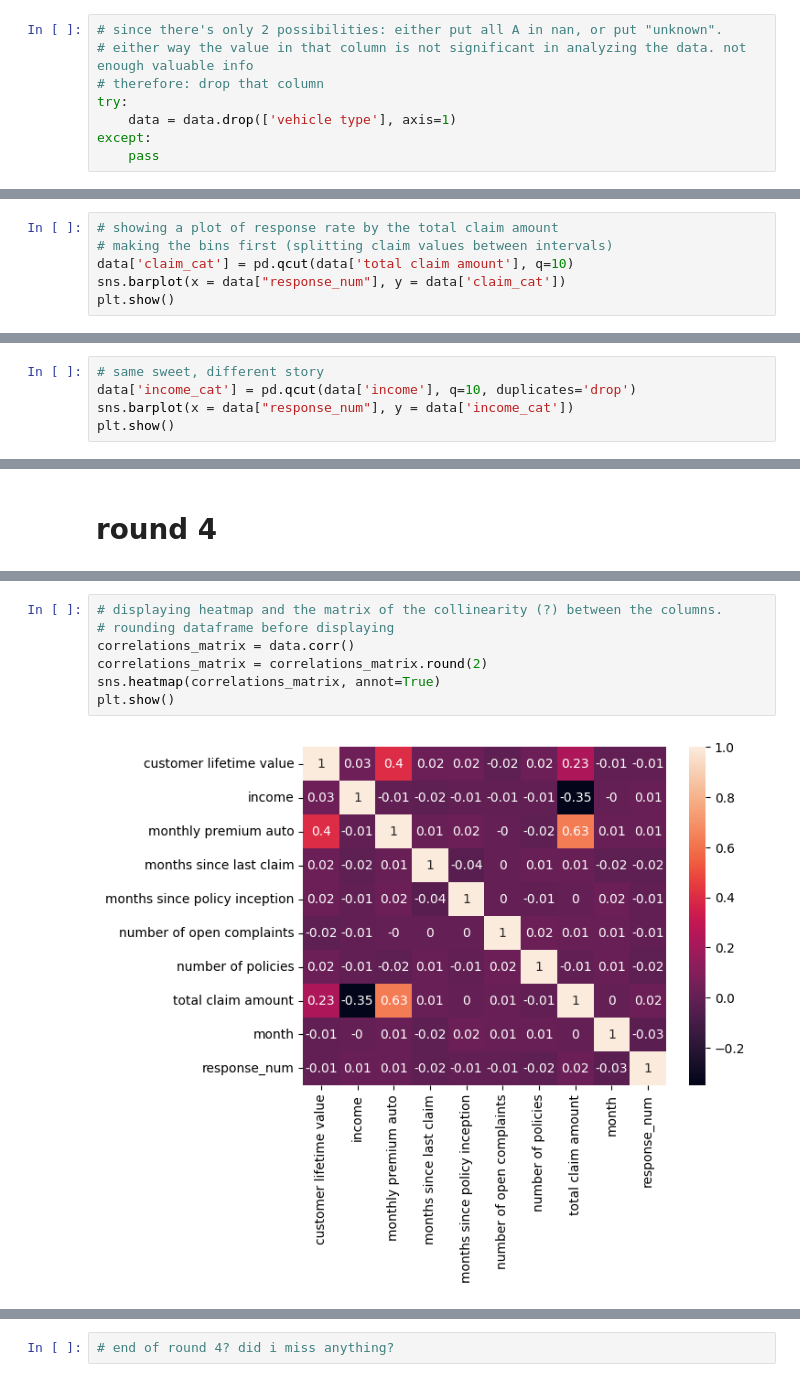
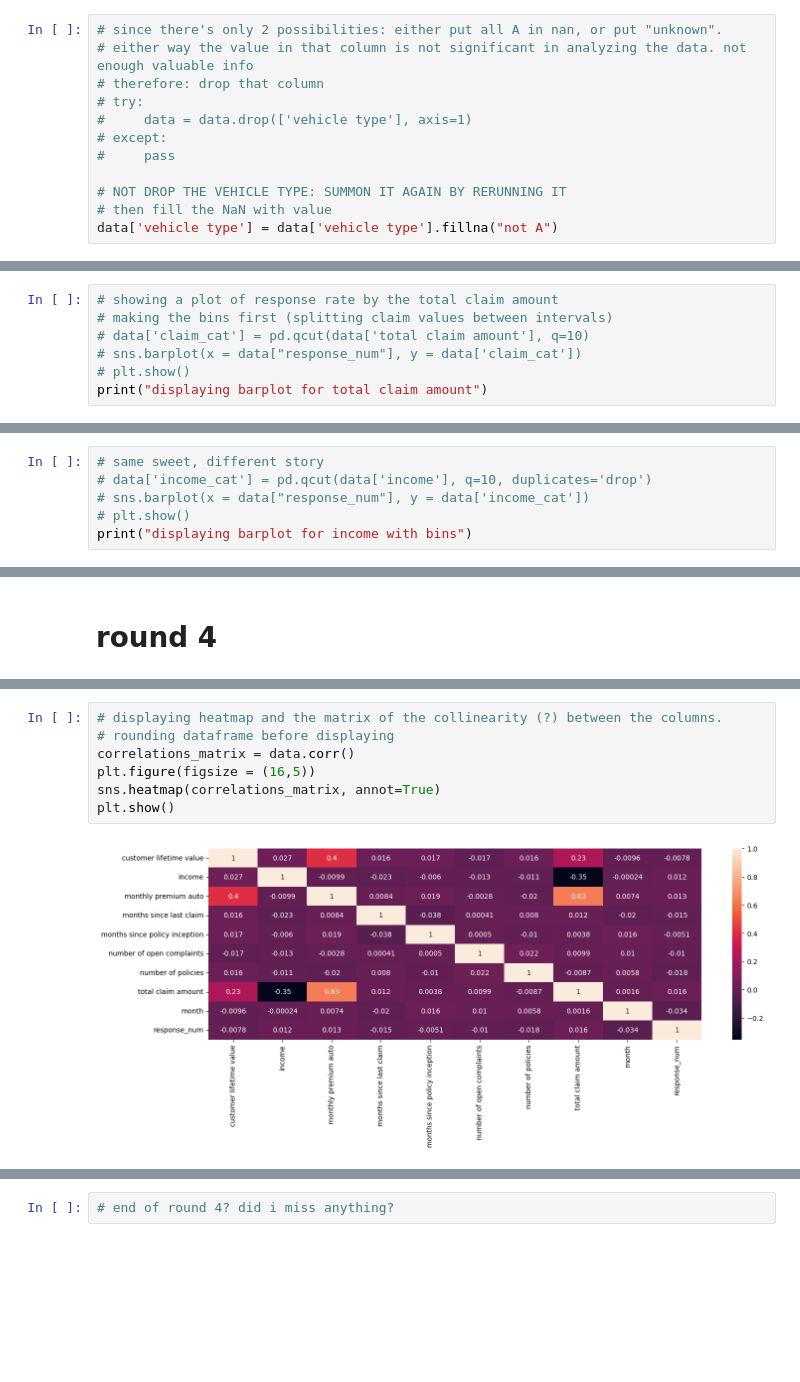
Before and after one commit to mdimasaac/lab-customer-analysis-round-2, a Jupyter notebook: solution round 2.ipynb, the cells around one changed output, grey strips where cells are left out. Drawn from its saved outputs; the diff is of its cells as text; blank space fills up the shorter version.

Commit message:
solution is inside the solution round 2, not in the test code

```diff
--- a/solution round 2.ipynb
+++ b/solution round 2.ipynb
@@ -305,10 +318,14 @@ dtype: int64
 # since there's only 2 possibilities: either put all A in nan, or put "unknown".
 # either way the value in that column is not significant in analyzing the data. not enough valuable info
 # therefore: drop that column
-try:
-    data = data.drop(['vehicle type'], axis=1)
-except:
-    pass
+# try:
+#     data = data.drop(['vehicle type'], axis=1)
+# except:
+#     pass
+
+# NOT DROP THE VEHICLE TYPE: SUMMON IT AGAIN BY RERUNNING IT
+# then fill the NaN with value
+data['vehicle type'] = data['vehicle type'].fillna("not A")
 # %%
 # final check
 data.isna().sum()
@@ -415,7 +392,8 @@ plt.show()
 # %%
 # showing a plot of response rate by the total claim amount
 # making the bins first (splitting claim values between intervals)
-data['claim_cat'] = pd.qcut(data['total claim amount'], q=10)
-sns.barplot(x = data["response_num"], y = data['claim_cat'])
-plt.show()
+# data['claim_cat'] = pd.qcut(data['total claim amount'], q=10)
+# sns.barplot(x = data["response_num"], y = data['claim_cat'])
+# plt.show()
+print("displaying barplot for total claim amount")
 # %% [output]
@@ -423,6 +401,7 @@ plt.show()
 # %%
 # same sweet, different story
-data['income_cat'] = pd.qcut(data['income'], q=10, duplicates='drop')
-sns.barplot(x = data["response_num"], y = data['income_cat'])
-plt.show()
+# data['income_cat'] = pd.qcut(data['income'], q=10, duplicates='drop')
+# sns.barplot(x = data["response_num"], y = data['income_cat'])
+# plt.show()
+print("displaying barplot for income with bins")
 # %% [output]
@@ -485,12 +468,12 @@ for i in numerical.columns:
 # %%
 # displaying heatmap and the matrix of the collinearity (?) between the columns.
 # rounding dataframe before displaying
 correlations_matrix = data.corr()
-correlations_matrix = correlations_matrix.round(2)
+plt.figure(figsize = (16,5))
 sns.heatmap(correlations_matrix, annot=True)
 plt.show()
 # %% [output]
-[figure, old version]
+[figure, new version]
 # %%
 correlations_matrix
 # %% [output]
```
Also changed, not shown: parts of 47 cells of this notebook, 2 other files.
